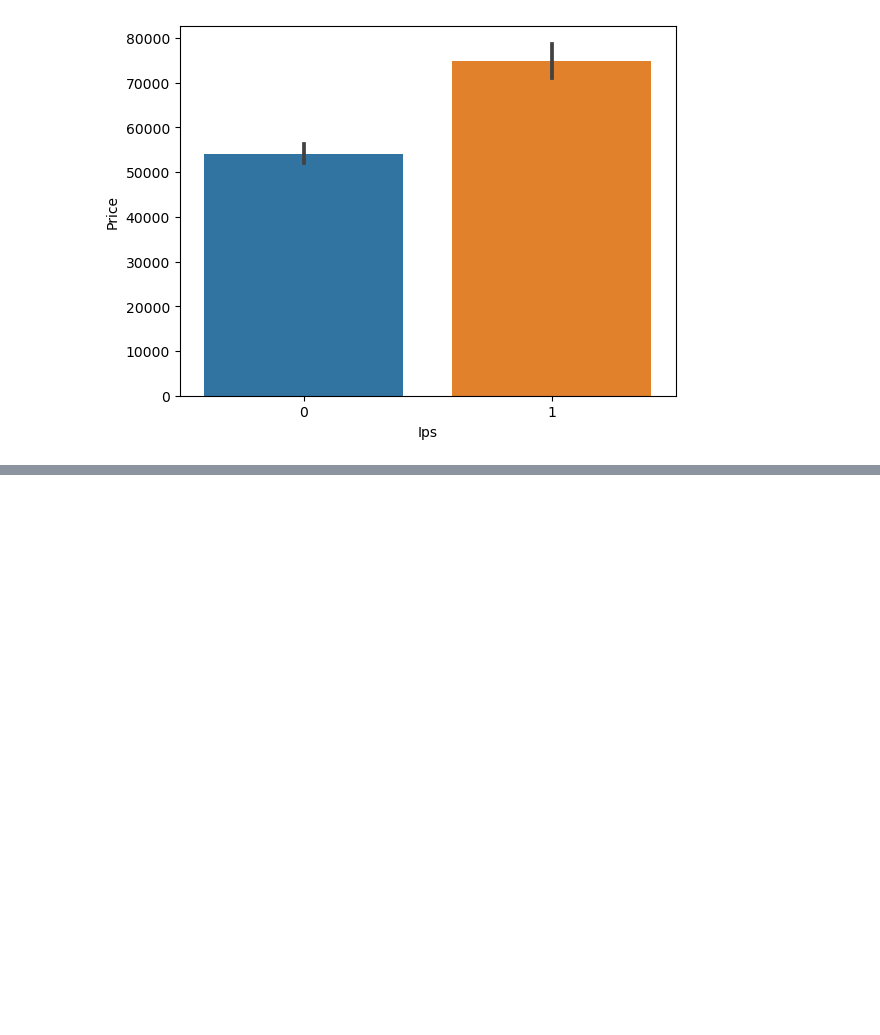
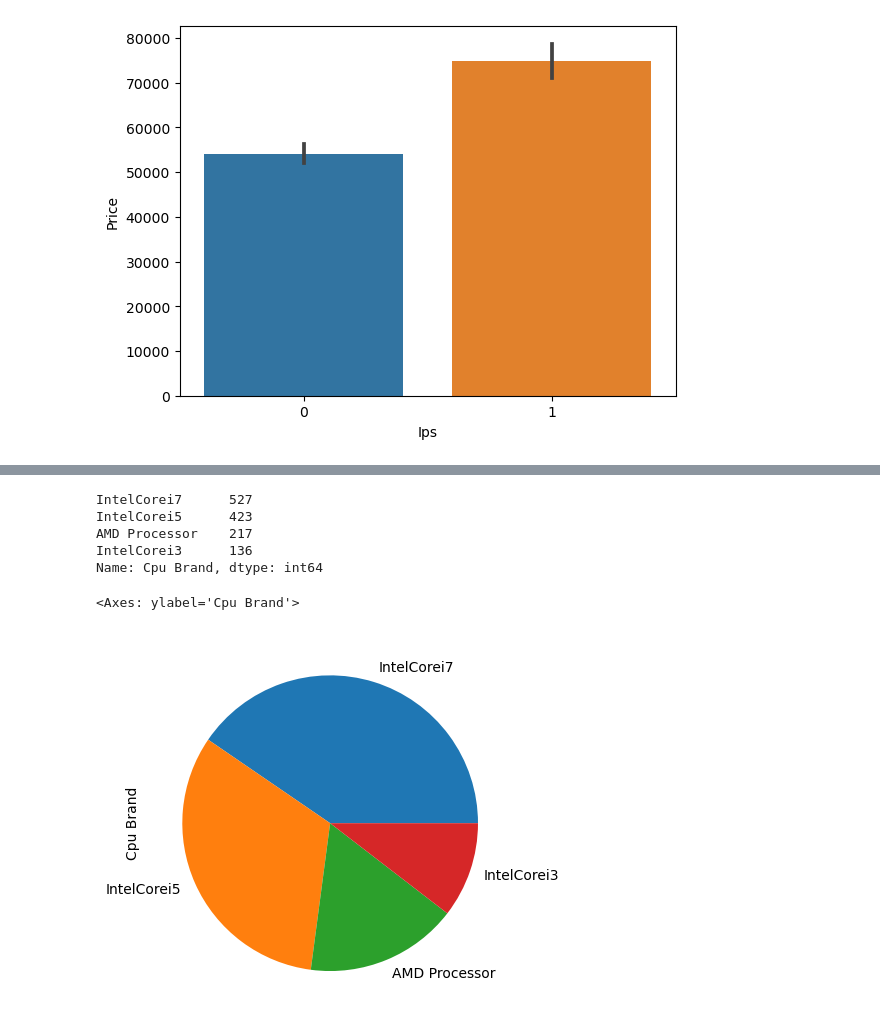
Before and after one commit to SemetheBokang/laptop_price_predictor_proj, a Jupyter notebook: laptopPredictor.ipynb, the cells around one changed output, grey strips where cells are left out. Cells and saved outputs as stored; diff of their text form; code cells hidden in the pictures; blank space fills up the shorter version.

```diff
--- a/laptopPredictor.ipynb
+++ b/laptopPredictor.ipynb
@@ -295,0 +408,2 @@ df.head()
+# %%
+df["Cpu Name"] = df["Cpu"].apply(lambda x:"".join(x.split()[0:3]))
@@ -295,0 +419,13 @@ df.head()
+# %%
+def fetchProcessor(text):
+    if text == "IntelCorei7" or text == "IntelCorei5" or text == "IntelCorei3":
+        return text
+    else:
+        if text.split()[0] == "Intel":
+            return 'Other Intel Processor'
+        else:
+            return "AMD Processor"
+# %%
+df.drop(columns = ["Cpu Brand"] ,inplace = True)
+# %%
+  df["Cpu Brand"] = df["Cpu Name"].apply(fetchProcessor)
@@ -295,0 +441,13 @@ df.head()
+# %%
+df["Cpu Brand"].value_counts()
+# %% [output]
+IntelCorei7      527
+IntelCorei5      423
+AMD Processor    217
+IntelCorei3      136
+Name: Cpu Brand, dtype: int64
+# %%
+df['Cpu Brand'].value_counts().plot(kind = 'pie' )
+# %% [output]
+<Axes: ylabel='Cpu Brand'>
+[figure, added]
```
Also changed, not shown: parts of 21 cells of this notebook.
